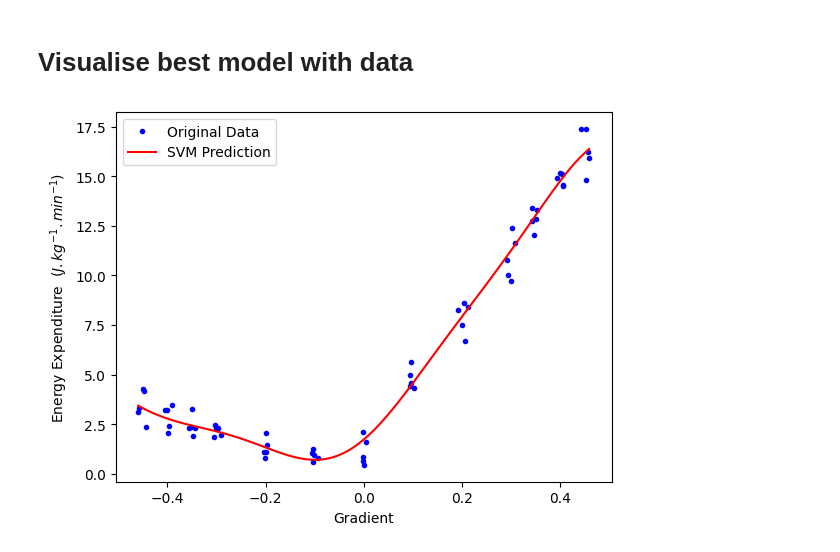
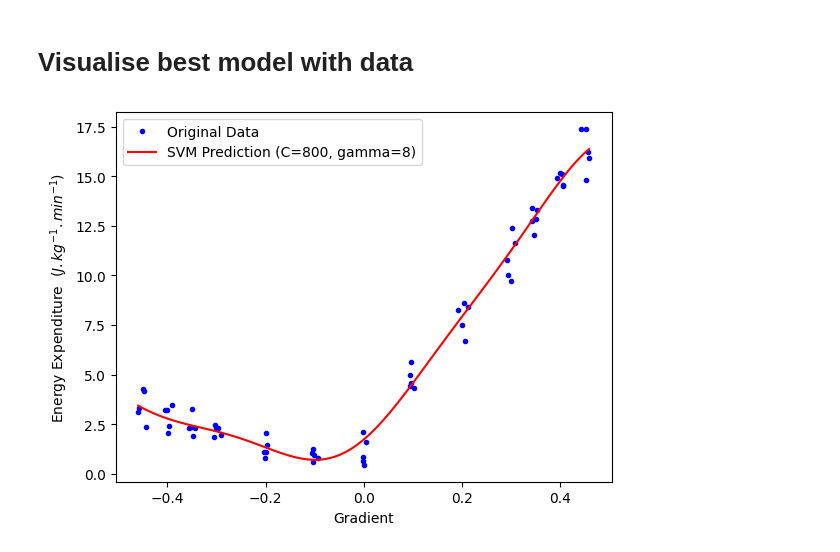
Before and after one commit to stormryanjohnson/Path-Optimisation-Assessment, a Jupyter notebook: model_training/model_training.ipynb, the cells around one changed output. Saved outputs shown, nothing was run; the diff lists cells and outputs as text; code cells hidden in the pictures.

Commit message:
Add hyperparameter values to image

```diff
--- a/model_training/model_training.ipynb
+++ b/model_training/model_training.ipynb
@@ -130,10 +130,10 @@ y_pred = model.predict(X_pred)
 # %%
 # Plot and save original data points
 plt.plot(X, y, '.', label='Original Data', color='blue')
-plt.plot(X_pred, y_pred, '-', label='SVM Prediction', color='red')
+plt.plot(X_pred, y_pred, '-', label=r'SVM Prediction (C=800, gamma=8)', color='red')
 plt.xlabel('Gradient')
 plt.ylabel(r'Energy Expenditure  ($J.kg^{-1}.min^{-1}$)')
 plt.legend()
 plt.savefig('../model_training/model_prediction.png', dpi=1000, bbox_inches='tight')
 # %% [output]
-[figure, old version]
+[figure, new version]
```
Also changed, not shown: 1 other file.
